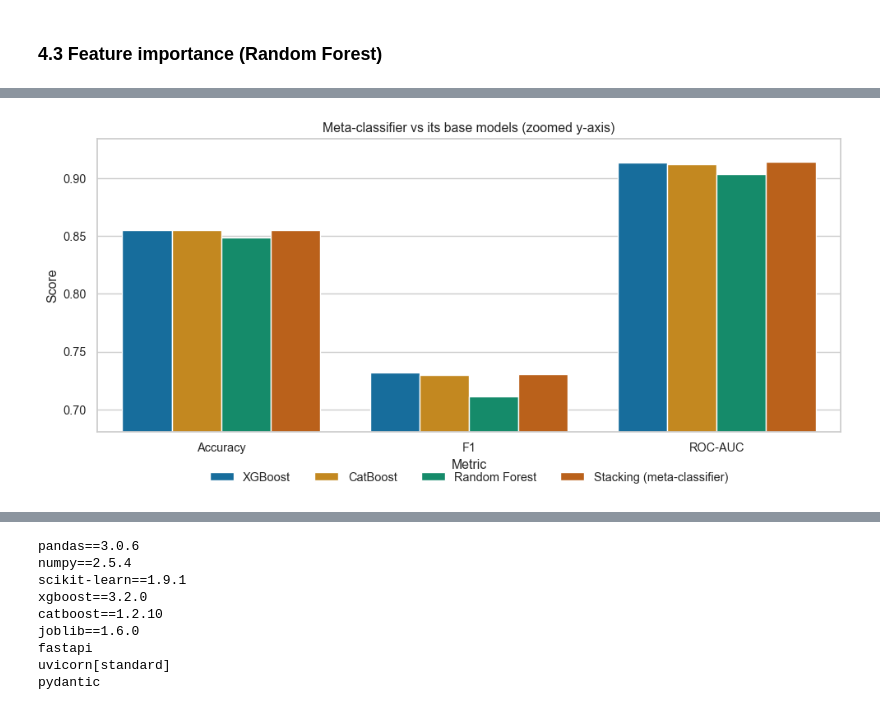
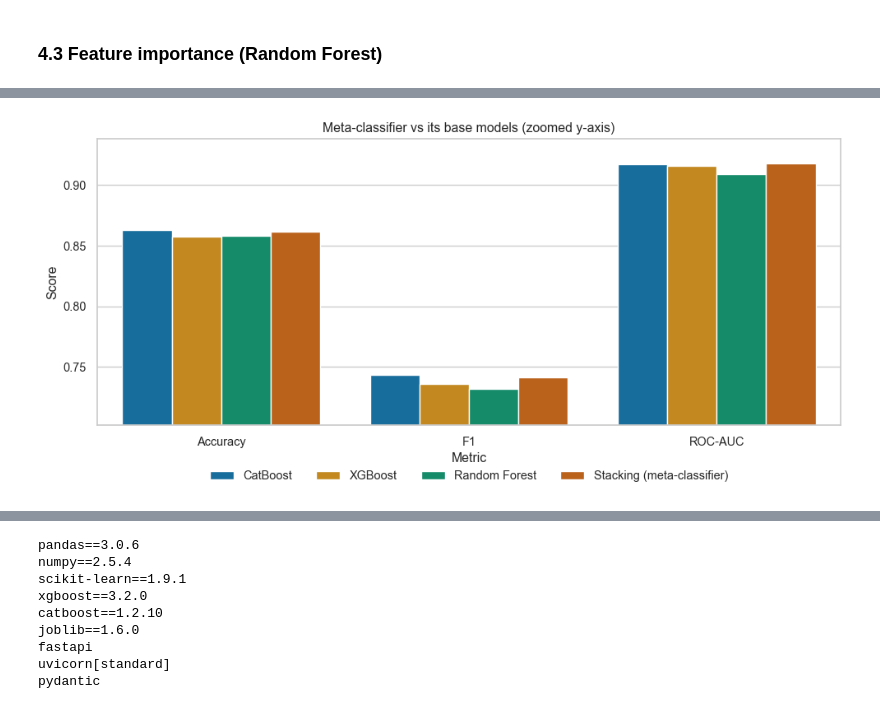
Before and after one commit to Piesauce13/hotel-booking-cancellation-prediction, a Jupyter notebook: notebooks/hotel_cancellation.ipynb, the cells around one changed output, grey strips where cells are left out. Cells and saved outputs as stored; diff of their text form; code cells hidden in the pictures.

```diff
--- a/notebooks/hotel_cancellation.ipynb
+++ b/notebooks/hotel_cancellation.ipynb
@@ -457,0 +423,5 @@ print(len(CANDIDATES), "candidate features")
+# %%
+DATE_FEATURES = ["reservation month", "reservation weekday"]
+CANDIDATES = CATEGORICAL_COLS + BINARY_COLS + NUMERIC_COLS + DATE_FEATURES
+numeric_like = BINARY_COLS + NUMERIC_COLS + DATE_FEATURES
+print(len(CANDIDATES), "candidate features")
@@ -558,7 +548,9 @@ feature_summary
 | P-C | 0.040 | 0.000 | 0.000 |
 # %%
-# FINAL FEATURE LIST: drop features that are weak on all three measures and/or redundant
-DROPPED_FEATURES = ["P-C", "P-not-C", "repeated", "reservation weekday", "type of meal"]
+# FINAL FEATURE LIST: drop the features whose Random Forest importance is below 1%
+print("importance below 1%:", importance[importance < 0.01].index.tolist())
+
+DROPPED_FEATURES = ["P-C", "P-not-C", "repeated", "number of children"]  # written out so the list cannot change by accident
 SELECTED_FEATURES = [c for c in CANDIDATES if c not in DROPPED_FEATURES]
 print("selected:", SELECTED_FEATURES)
 print("dropped :", DROPPED_FEATURES)
@@ -608,19 +573,13 @@ All 5 models use the same train/test split and the same preprocessing (scale num
 # %%
-from sklearn.base import clone
-from sklearn.compose import ColumnTransformer
-from sklearn.model_selection import cross_val_score, train_test_split
-from sklearn.pipeline import Pipeline
-from sklearn.preprocessing import OneHotEncoder, StandardScaler
-
 X = df[SELECTED_FEATURES]
 y = df["canceled"]
 X_train, X_test, y_train, y_test = train_test_split(
     X, y, test_size=0.2, stratify=y, random_state=RANDOM_STATE
 )
-print("train:", X_train.shape, " test:", X_test.shape)
+print("X TRAIN DATA", X_train.shape, " X TEST DATA", X_test.shape)
 print("cancel rate  train: %.3f  test: %.3f" % (y_train.mean(), y_test.mean()))
 
-cat_features = [c for c in SELECTED_FEATURES if c in pp.CATEGORICAL_COLS]
+cat_features = [c for c in SELECTED_FEATURES if c in CATEGORICAL_COLS]
 num_features = [c for c in SELECTED_FEATURES if c not in cat_features]
 prep = ColumnTransformer(
     [
@@ -712,9 +663,7 @@ plt.show()
 # %%
-from sklearn.metrics import ConfusionMatrixDisplay, roc_curve
-
+# ROC curves
 fig, ax = plt.subplots(figsize=(6.5, 5.5))
-palette = sns.color_palette("colorblind", len(models))
-for color, name in zip(palette, results.index):
+for color, name in zip(sns.color_palette("colorblind", len(models)), results.index):
     fpr, tpr, _ = roc_curve(y_test, test_proba[name])
     ax.plot(fpr, tpr, color=color, label=f"{name} (AUC {results.loc[name, 'ROC-AUC']:.3f})")
 ax.plot([0, 1], [0, 1], ls="--", color="gray")
@@ -724,15 +673,4 @@ ax.set_title("ROC curves")
 ax.legend(loc="lower right")
 plt.tight_layout()
 plt.show()
-
-fig, axes = plt.subplots(1, len(models), figsize=(17, 3.6))
-for ax, name in zip(axes, results.index):
-    ConfusionMatrixDisplay.from_predictions(
-        y_test, test_pred[name], display_labels=["Not canceled", "Canceled"],
-        cmap="Blues", colorbar=False, ax=ax,
-    )
-    ax.set_title(name)
-    ax.set_xlabel("")
-plt.tight_layout()
-plt.show()
 # %% [output]
@@ -789,15 +740,14 @@ comparison
 # %%
 focus = top3 + ["Stacking (meta-classifier)"]
 plot_df = comparison.loc[focus, ["Accuracy", "F1", "ROC-AUC"]].reset_index().melt(
     id_vars="Model", var_name="Metric", value_name="Score")
 
 plt.figure(figsize=(10, 4.8))
-ax = sns.barplot(data=plot_df, x="Metric", y="Score", hue="Model", palette="colorblind")
-low = plot_df["Score"].min()
-plt.ylim(max(0, low - 0.03), min(1, plot_df["Score"].max() + 0.02))
+sns.barplot(data=plot_df, x="Metric", y="Score", hue="Model", palette="colorblind")
+plt.ylim(max(0, plot_df["Score"].min() - 0.03), min(1, plot_df["Score"].max() + 0.02))
 plt.title("Meta-classifier vs its base models (zoomed y-axis)")
-plt.legend(loc="upper center", bbox_to_anchor=(0.5, -0.1), ncol=4, frameon=False)
+plt.legend(loc="upper center", bbox_to_anchor=(0.5, -0.12), ncol=4, frameon=False)
 plt.tight_layout()
 plt.show()
 # %% [output]
-[figure, old version]
+[figure, new version]
```
Also changed, not shown: parts of 104 cells of this notebook, 10 other files.
